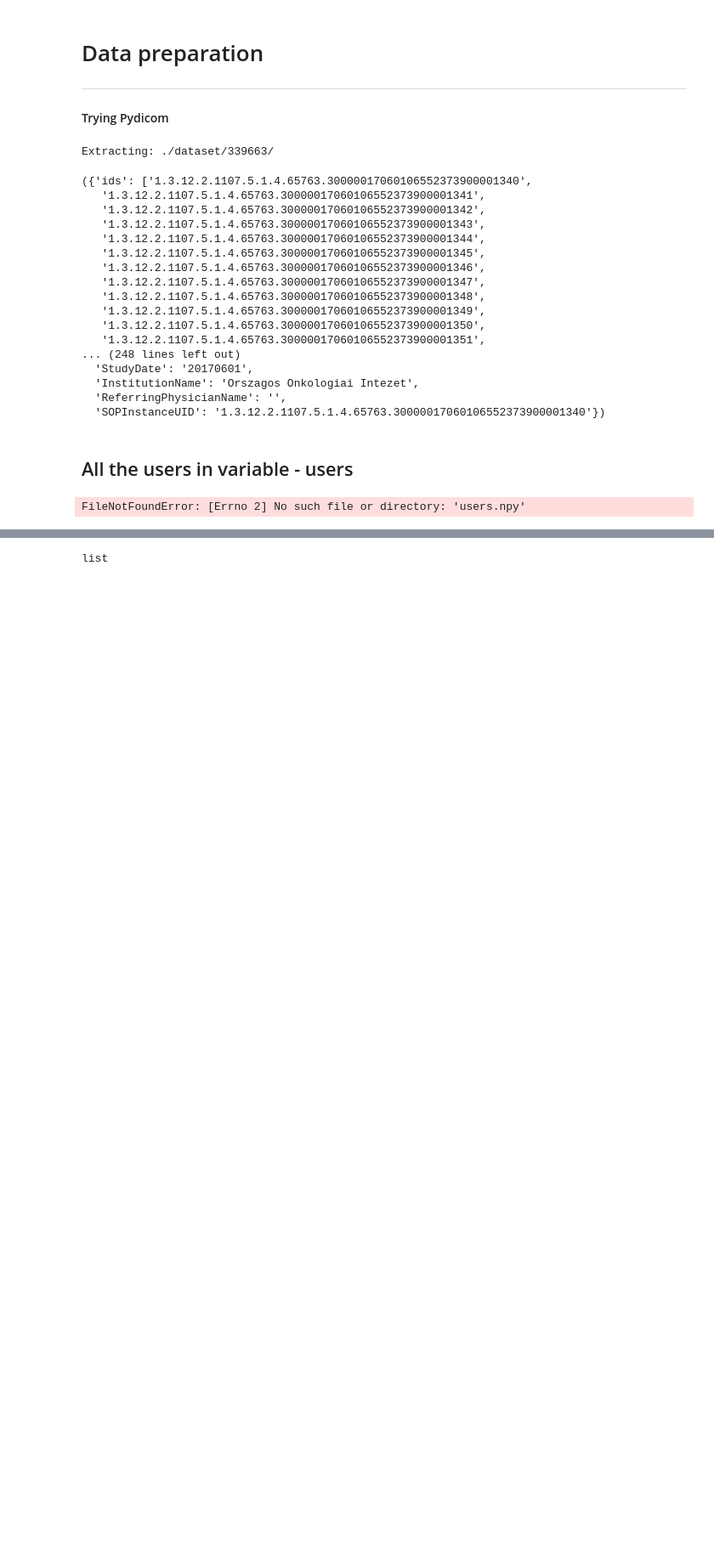
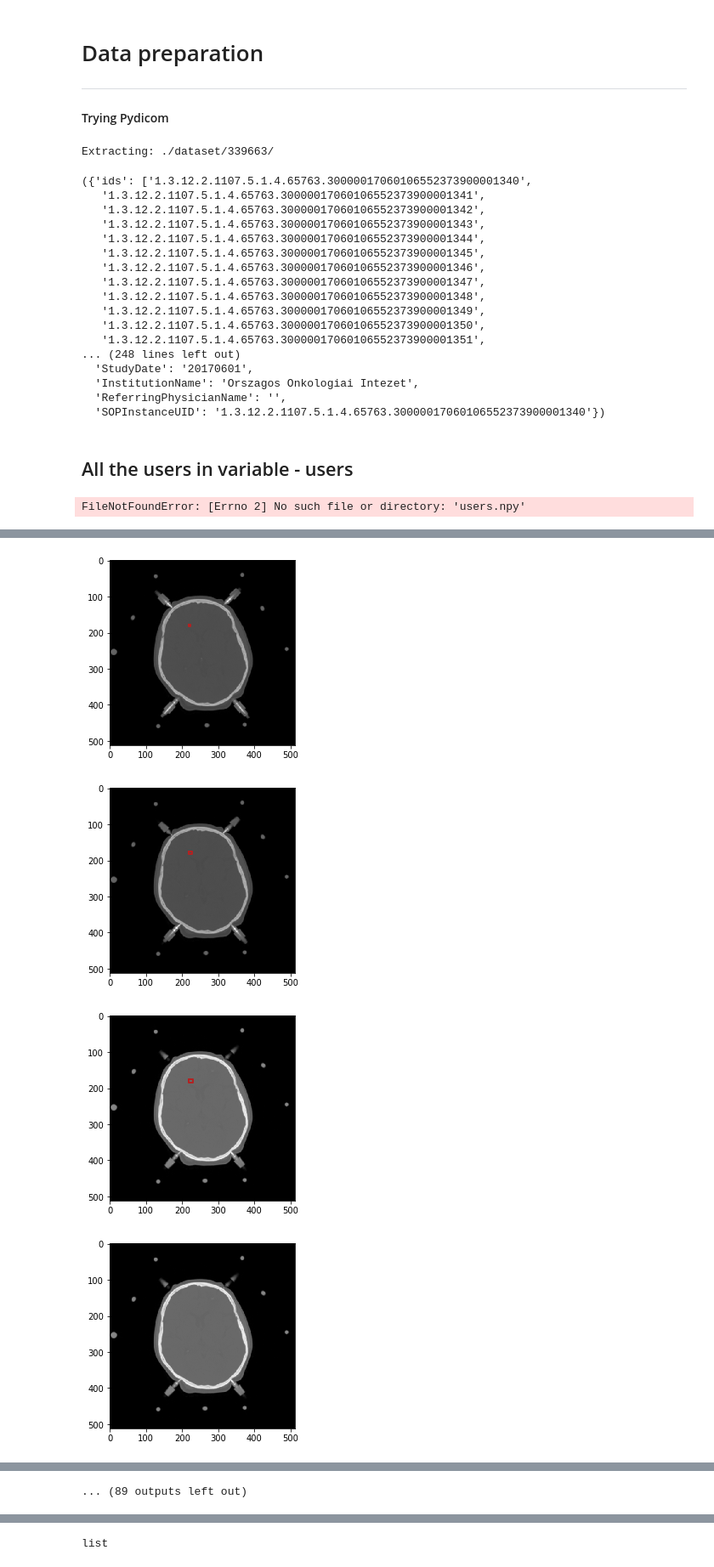
Before and after one commit to live-wire/hackjunction, a Jupyter notebook: preparation/prepare.ipynb, the cells around one changed output, grey strips where cells are left out. Shown at 85% size. Saved outputs shown, nothing was run; the diff lists cells and outputs as text; code cells hidden in the pictures; blank space fills up the shorter version.

```diff
--- a/preparation/prepare.ipynb
+++ b/preparation/prepare.ipynb
@@ -139,0 +216,13 @@ users[0]['meta']['SOPInstanceUID']
+# %%
+i=0
+for j,item in enumerate(contours):
+    favindices
+    fig, ax = plt.subplots()
+    ax.imshow(item[0][0], cmap="gray")
+    ax.plot(item[1][0], item[1][1], '-', linewidth=2, color='firebrick')
+    i=i+1
+# %% [output]
+[figure, added]
+[figure, added]
+[figure, added]
+[figure, added]
@@ -139,0 +237 @@ users[0]['meta']['SOPInstanceUID']
+... (89 outputs left out)
```
Also changed, not shown: parts of 12 cells of this notebook, 26 other files.
